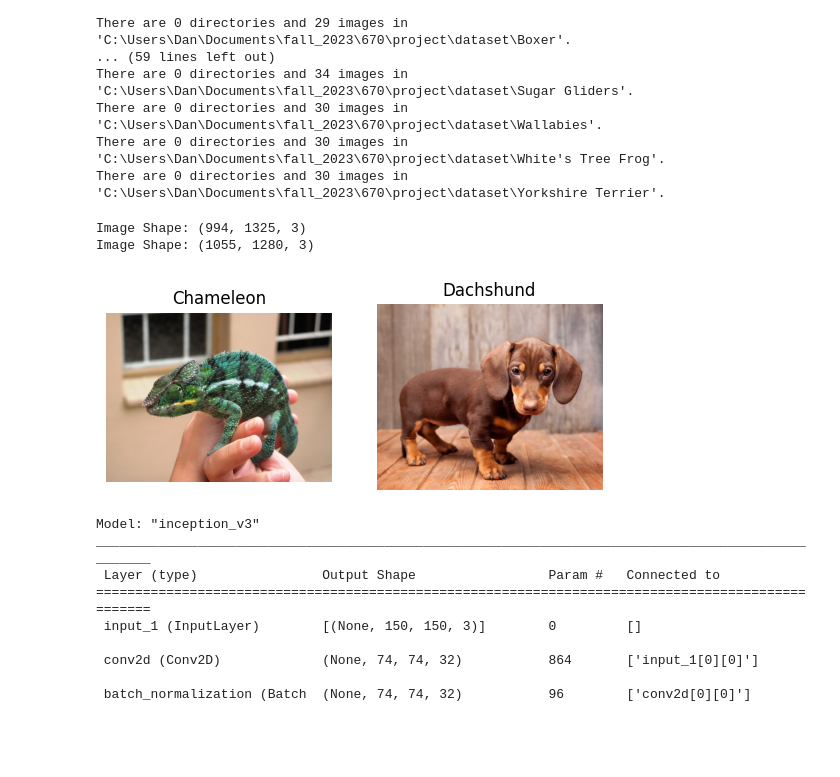
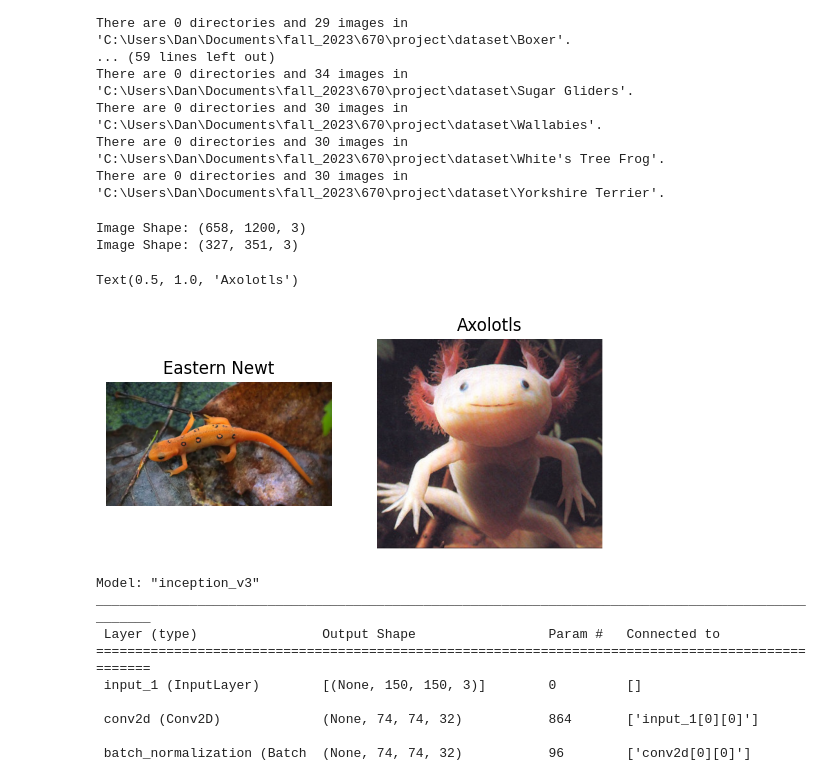
Before and after one commit to tabrezdn1/cs670-pet-gaurdian, a Jupyter notebook: main.ipynb, the cells around one changed output. Saved outputs shown, nothing was run; the diff lists cells and outputs as text; code cells hidden in the pictures; blank space fills up the shorter version.

Commit message:
Update main.ipynb
updated random image selector

```diff
--- a/main.ipynb
+++ b/main.ipynb
@@ -50,28 +50,32 @@ There are 0 directories and 30 images in 'C:\Users\Dan\Documents\fall_2023\670\p
 import matplotlib.pyplot as plt
 import matplotlib.image as mpimg
 import random
-def view_random_image(target_dir,target_class): #defining a function that picks a random image from a class
-    target_folder=target_dir+target_class
-    random_image=random.sample(os.listdir(target_folder),1)
-    img=mpimg.imread(target_folder + "/" + random_image[0])
+def view_random_image(target_dir): #defining a function that picks a random image from a class
+    target_folder1=random.sample(os.listdir(target_dir),1)
+
+    target_folder2 = target_dir + "\\" + target_folder1[0]
+
+    random_image=random.sample(os.listdir(target_folder2),1)
+    img=mpimg.imread(target_folder2 + "/" + random_image[0])
     plt.imshow(img)
-    plt.axis("off");
+    plt.axis("off")
     print(f"Image Shape: {img.shape}")
-    return img
+    return img, target_folder1[0]
 # %%
 plt.figure()# just picking two random photos from classes I've selected and plotting them against each other
 plt.subplot(1,2,1)
-plt.title("Chameleon")
-img=view_random_image(target_dir="C:\\Users\\Dan\\Documents\\fall_2023\\670\\project\\dataset",
-                     target_class="\\Chameleon")
+
+img, classnm =view_random_image(target_dir="C:\\Users\\Dan\\Documents\\fall_2023\\670\\project\\dataset")
+plt.title(classnm)
 plt.subplot(1,2,2)
-plt.title("Dachshund")
-img2=view_random_image(target_dir="C:\\Users\\Dan\\Documents\\fall_2023\\670\\project\\dataset",
-                     target_class="\\Dachshund")
+
+img2, classnm2=view_random_image(target_dir="C:\\Users\\Dan\\Documents\\fall_2023\\670\\project\\dataset")
+plt.title(classnm2)
 # %% [output]
-Image Shape: (994, 1325, 3)
-Image Shape: (1055, 1280, 3)
+Image Shape: (658, 1200, 3)
+Image Shape: (327, 351, 3)
+Text(0.5, 1.0, 'Axolotls')
-[figure, old version]
+[figure, new version]
 # %%
 from tensorflow.keras.applications.inception_v3 import InceptionV3
 from tensorflow.keras import layers
```
Also changed, not shown: parts of 5 cells of this notebook.
